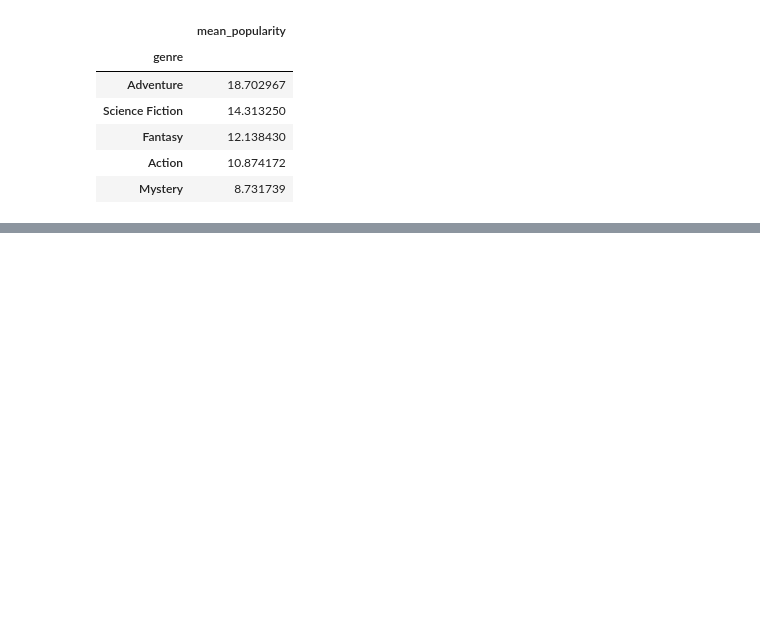
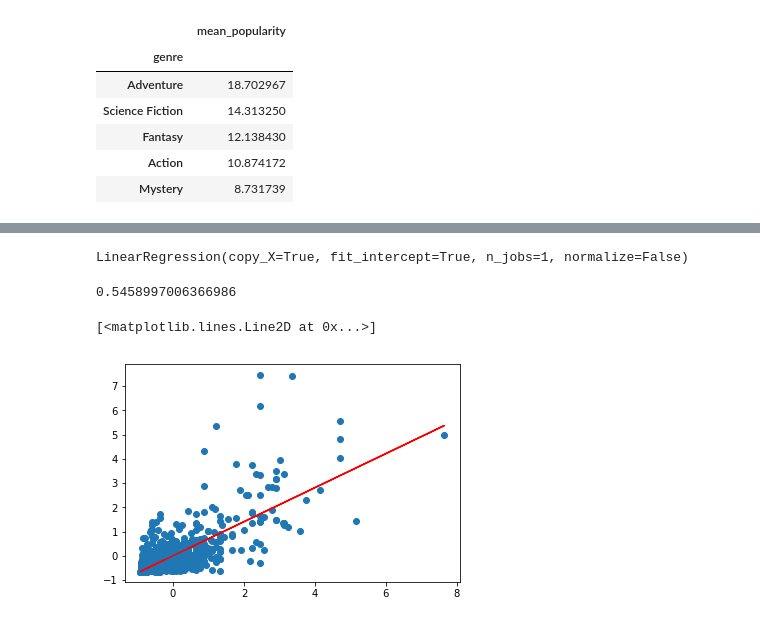
Before and after one commit to CapBass/Math_statistics_mini_project, a Jupyter notebook: Project.ipynb, the cells around one changed output, grey strips where cells are left out. Cells and saved outputs as stored; diff of their text form; code cells hidden in the pictures; blank space fills up the shorter version.

```diff
--- a/Project.ipynb
+++ b/Project.ipynb
@@ -191,0 +205,2 @@ F_crit
+# %%
+data = data[['revenue', 'budget']]
@@ -191,0 +218,22 @@ F_crit
+# %%
+scaler = StandardScaler()
+data = scaler.fit_transform(data)
+X = data[:,1:]
+y = data[:, 0]
+# %%
+X_train, X_test, y_train, y_test = train_test_split(X, y)
+model = LinearRegression()
+model.fit(X_train, y_train)
+# %% [output]
+LinearRegression(copy_X=True, fit_intercept=True, n_jobs=1, normalize=False)
+# %%
+pred = model.predict(X_test)
+r2_score(y_test, pred)
+# %% [output]
+0.5458997006366986
+# %%
+plt.scatter(X_test, y_test)
+plt.plot(X_test, pred, color='r')
+# %% [output]
+[<matplotlib.lines.Line2D at 0x...>]
+[figure, added]
```
Also changed, not shown: parts of 16 cells of this notebook.
